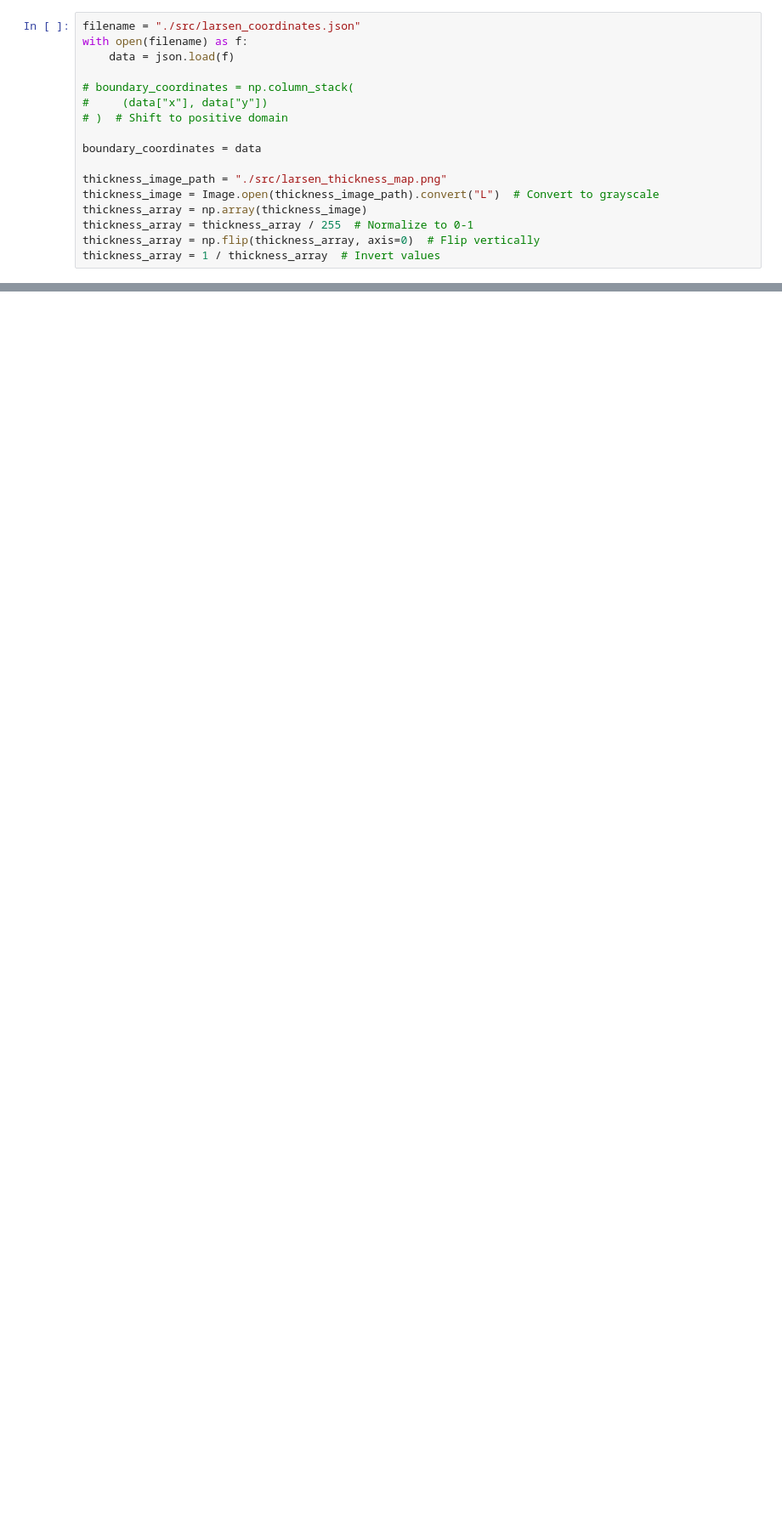
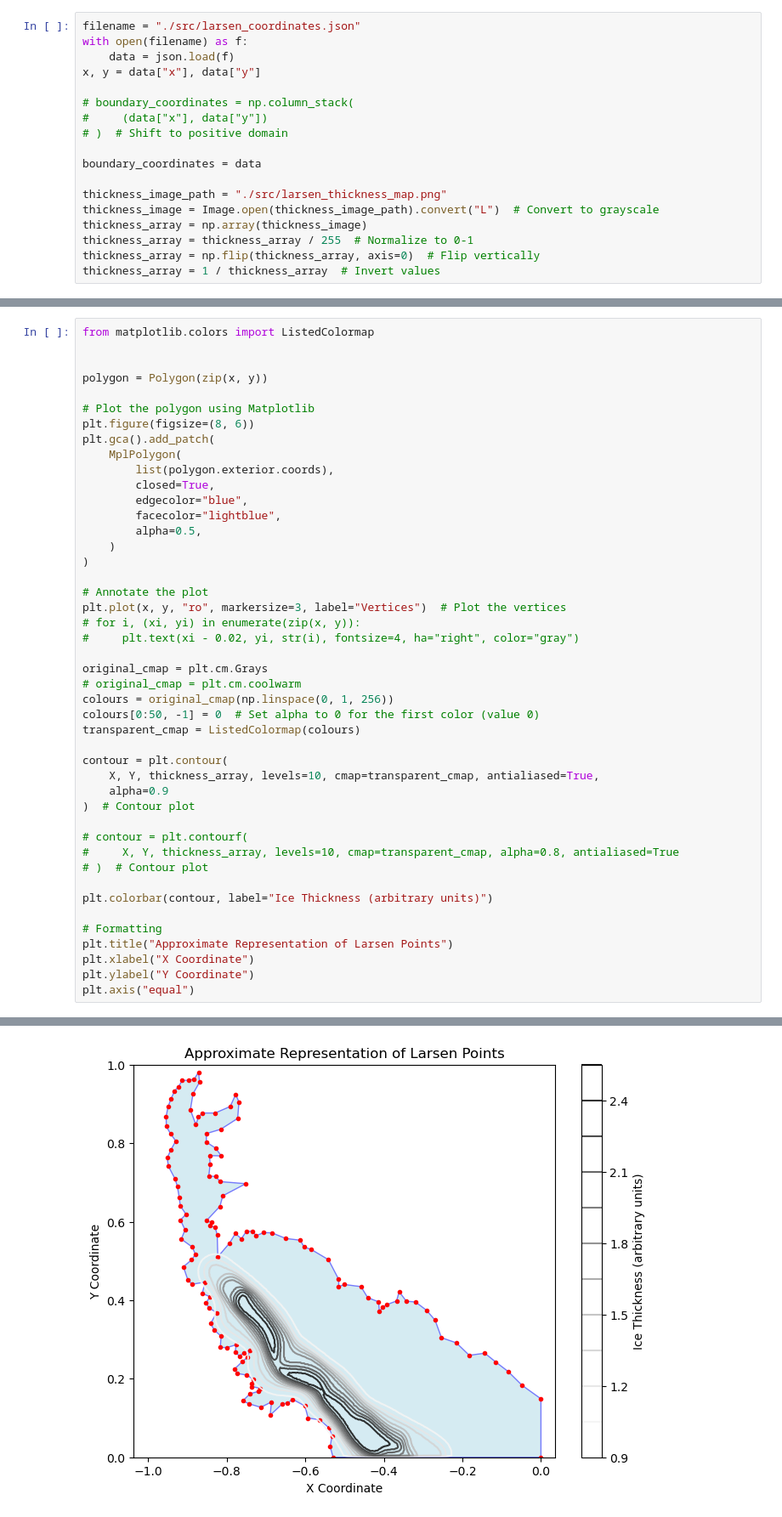
Before and after one commit to kumiori/crunchy, a Jupyter notebook: ice-cracks/interpolate.ipynb, the cells around one changed output, grey strips where cells are left out. Shown at 85% size. Saved outputs shown, nothing was run; the diff lists cells and outputs as text; blank space fills up the shorter version.

```diff
--- a/ice-cracks/interpolate.ipynb
+++ b/ice-cracks/interpolate.ipynb
@@ -10,6 +15,7 @@ import numpy as np
 filename = "./src/larsen_coordinates.json"
 with open(filename) as f:
     data = json.load(f)
+x, y = data["x"], data["y"]
 
 # boundary_coordinates = np.column_stack(
 #     (data["x"], data["y"])
@@ -45,3 +51,49 @@ plt.title("Thickness Distribution Over Grid")
 plt.show()
 # %% [output]
 [figure]
+# %%
+from matplotlib.colors import ListedColormap
+
+
+polygon = Polygon(zip(x, y))
+
+# Plot the polygon using Matplotlib
+plt.figure(figsize=(8, 6))
+plt.gca().add_patch(
+    MplPolygon(
+        list(polygon.exterior.coords),
+        closed=True,
+        edgecolor="blue",
+        facecolor="lightblue",
+        alpha=0.5,
+    )
+)
+
+# Annotate the plot
+plt.plot(x, y, "ro", markersize=3, label="Vertices")  # Plot the vertices
+# for i, (xi, yi) in enumerate(zip(x, y)):
+#     plt.text(xi - 0.02, yi, str(i), fontsize=4, ha="right", color="gray")
+
+original_cmap = plt.cm.Grays
+# original_cmap = plt.cm.coolwarm
+colours = original_cmap(np.linspace(0, 1, 256))
+colours[0:50, -1] = 0  # Set alpha to 0 for the first color (value 0)
+transparent_cmap = ListedColormap(colours)
+
+contour = plt.contour(
+    X, Y, thickness_array, levels=10, cmap=transparent_cmap, antialiased=True,
+    alpha=0.9
+)  # Contour plot
+
+# contour = plt.contourf(
+#     X, Y, thickness_array, levels=10, cmap=transparent_cmap, alpha=0.8, antialiased=True
+# )  # Contour plot
+
+plt.colorbar(contour, label="Ice Thickness (arbitrary units)")
+
+# Formatting
+plt.title("Approximate Representation of Larsen Points")
+plt.xlabel("X Coordinate")
+plt.ylabel("Y Coordinate")
+plt.axis("equal")
+# %% [output]
@@ -47,0 +101 @@ plt.show()
+[figure, added]
```
Also changed, not shown: parts of 8 cells of this notebook.
